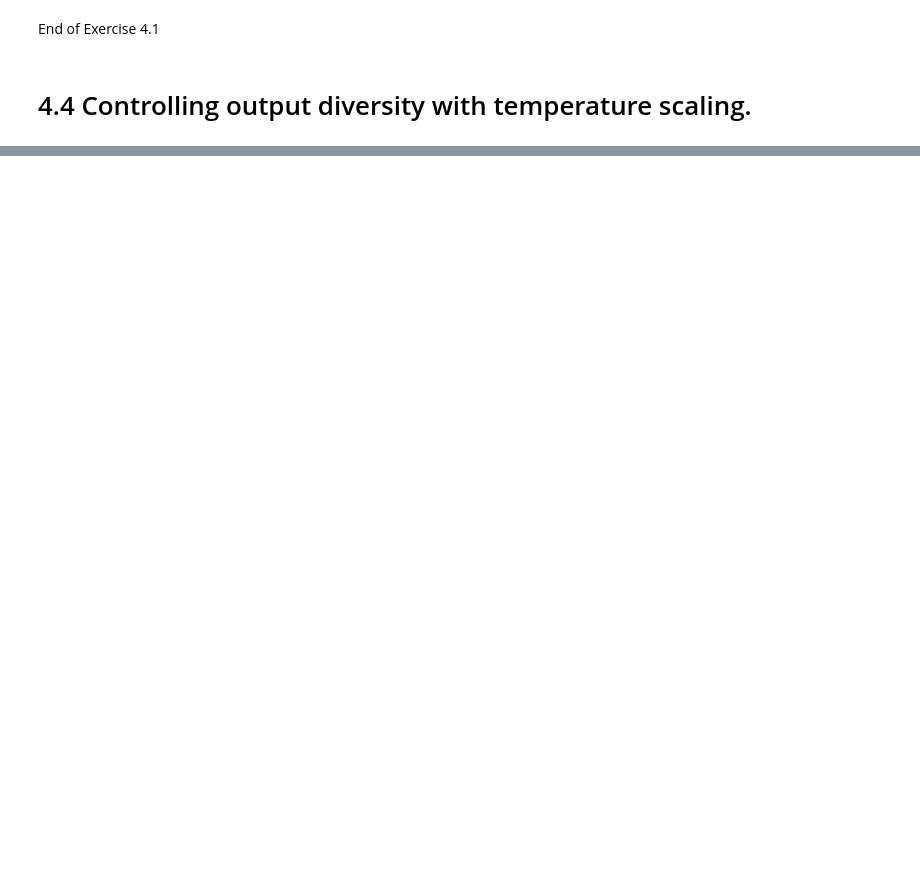
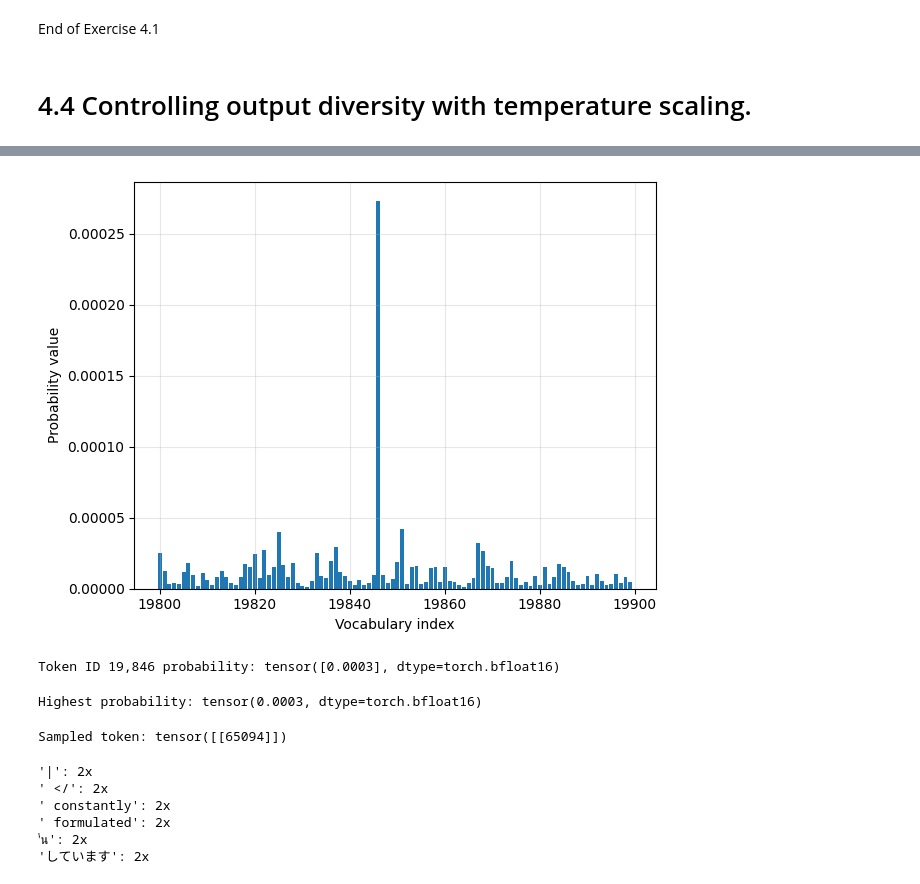
Before and after one commit to alexismoulin/llm, a Jupyter notebook: ch04.ipynb, the cells around one changed output, grey strips where cells are left out. Drawn from its saved outputs; the diff is of its cells as text; code cells hidden in the pictures; blank space fills up the shorter version.

```diff
--- a/ch04.ipynb
+++ b/ch04.ipynb
@@ -526,0 +611,3 @@ End of Exercise 4.1
+# %%
+rescaled_logits = scale_logits_by_temperature(next_token_logits, 5.0)
+next_token_probas = torch.softmax(input=rescaled_logits, dim=-1)
@@ -526,0 +618,20 @@ End of Exercise 4.1
+# %%
+plot_scores_bar(next_token_logits=next_token_probas, arrow=False, ylabel="Probability value")
+# %% [output]
+[figure, added]
+# %%
+print("Token ID 19,846 probability:", next_token_probas[:, 19846])
+# %% [output]
+Token ID 19,846 probability: tensor([0.0003], dtype=torch.bfloat16)
+# %%
+print("Highest probability:", max(next_token_probas.squeeze(0)))
+# %% [output]
+Highest probability: tensor(0.0003, dtype=torch.bfloat16)
+# %%
+torch.manual_seed(123)
+print(
+    "Sampled token:",
+    torch.multinomial(next_token_probas.cpu(), num_samples=1)
+)
+# %% [output]
+Sampled token: tensor([[65094]])
@@ -526,0 +649,10 @@ End of Exercise 4.1
+# %%
+torch.manual_seed(123)
+count_samples(probas=next_token_probas, tokenizer=tokenizer)
+# %% [output]
+'|': 2x
+' </': 2x
+' constantly': 2x
+' formulated': 2x
+'่น': 2x
+'しています': 2x
```
Also changed, not shown: parts of 22 cells of this notebook, 4 other files.
